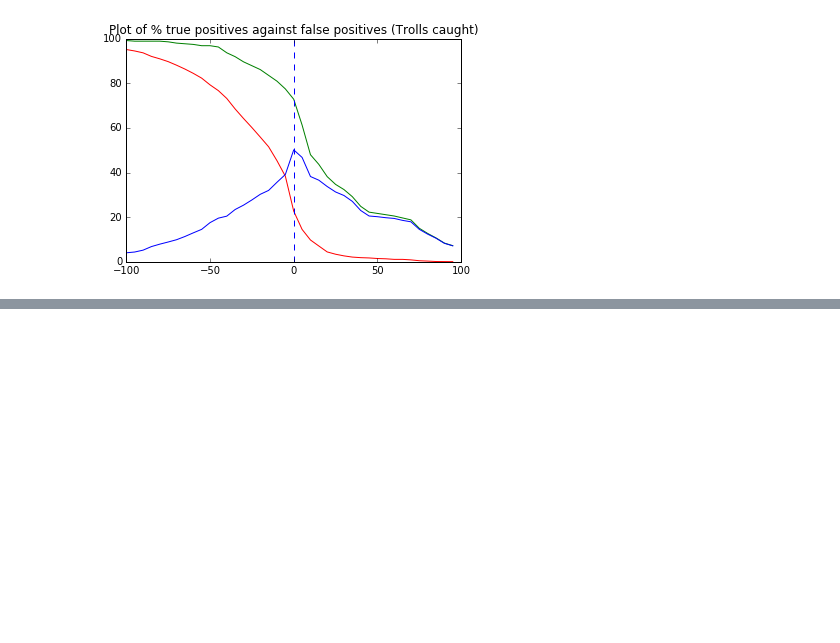
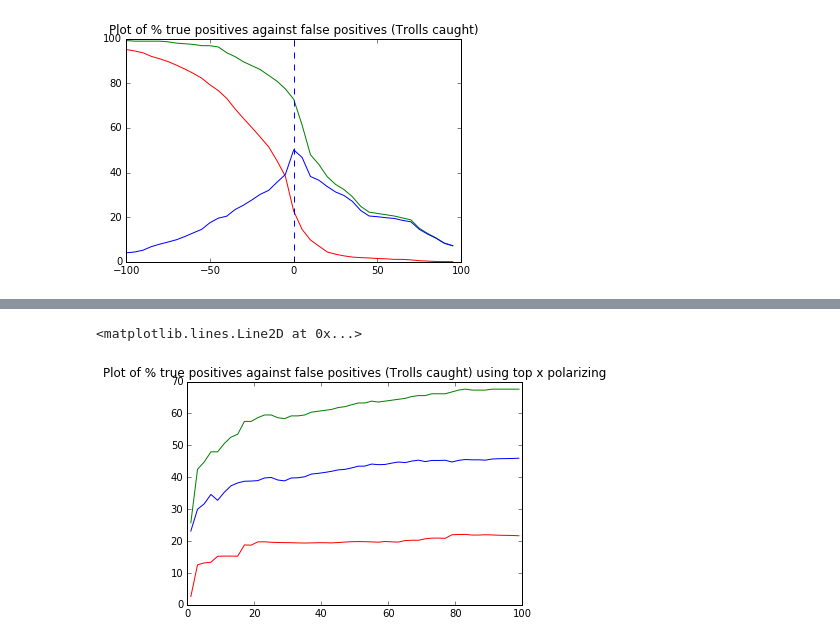
Before and after one commit to ZackAkil/Data-Science-Meetup-Predicting-Trolls, a Jupyter notebook: Predicting-Trolls-master/Youtube comment analysis using PrimeText.ipynb, the cells around one changed output, grey strips where cells are left out. Drawn from its saved outputs; the diff is of its cells as text; code cells hidden in the pictures; blank space fills up the shorter version.

```diff
--- a/Predicting-Trolls-master/Youtube comment analysis using PrimeText.ipynb
+++ b/Predicting-Trolls-master/Youtube comment analysis using PrimeText.ipynb
@@ -318,0 +355,10 @@ sortedNeg5.plot.bar()
+# %%
+plotDiff3 = list(map(lambda a,b: a-b,plotLog3,plotFalse3 ))
+plt.title('Plot of % true positives against false positives (Trolls caught) using top x polarizing')
+plt.plot(plotx3,plotLog3,c='g')
+plt.plot(plotx3,plotFalse3,c='r')
+plt.plot(plotx3,plotDiff3,c='b')
+plt.axvline(0,linestyle = 'dashed')
+# %% [output]
+<matplotlib.lines.Line2D at 0x...>
+[figure, added]
```
Also changed, not shown: parts of 22 cells of this notebook.
